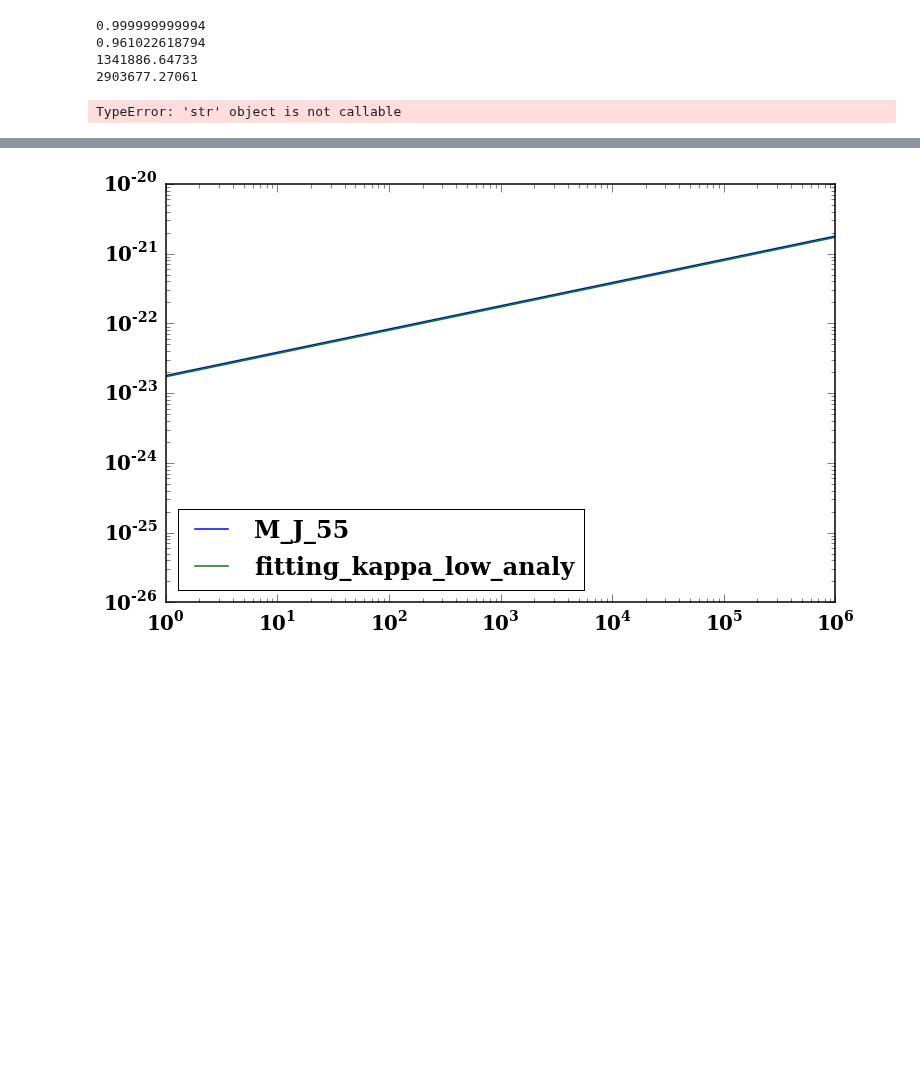
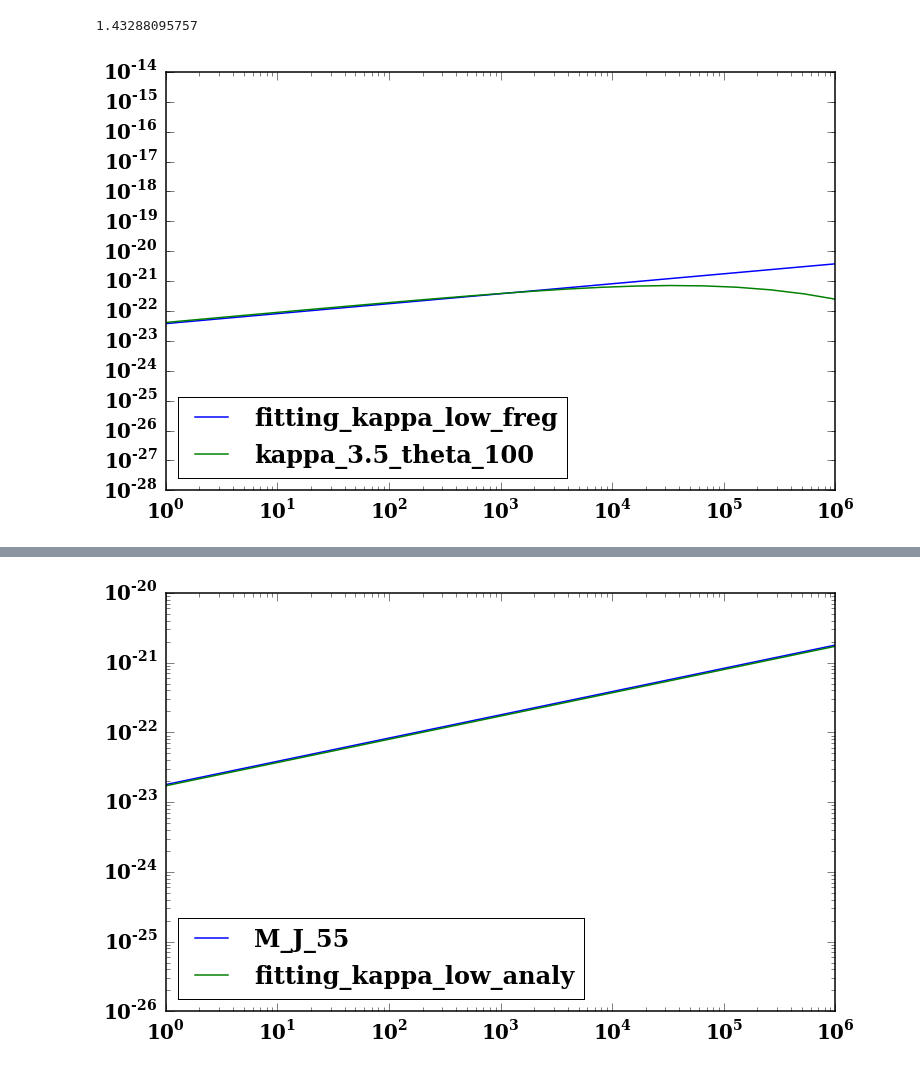
Before and after one commit to ZhaoweiZ/kappa_summer, a Jupyter notebook: finding_fitting_formula_to_kappa.ipynb, the cells around one changed output, grey strips where cells are left out. Drawn from its saved outputs; the diff is of its cells as text; code cells hidden in the pictures; blank space fills up the shorter version.

```diff
--- a/finding_fitting_formula_to_kappa.ipynb
+++ b/finding_fitting_formula_to_kappa.ipynb
@@ -86,16 +87,17 @@ def thermal_dist(gamma):
     return f
 
 #norm_thermal = quad(thermal_dist, 1, np.inf, epsabs = 0, epsrel = 1e-8)[0]
-print 1./norm_thermal
+#print 1./norm_thermal
 
 #A_prim = (1. / norm_thermal) * (n_e / (4. * np.pi * theta_e)) * ( 1. / (special.kn(2., 1./theta_e)))
-A_prim = ( n_e / theta_e) * ( 1. / (special.kn(2., 1./theta_e)))
+A_prim = ( n_e / theta_e) * ( 1. / (2. * theta_e**2 - 0.5))
+
 
 
 
 def kappa_dist(gamma):
     frefactor = gamma * np.sqrt(gamma**2 - 1.) * m**3 * c**3
-    body = (1 + (gamma - 1.)/(kappa * theta_e))**(- kappa - 1.)
+    body = (1 + (gamma - 1.)/(kappa * theta_e_1))**(- kappa - 1.)
     tail = np.exp(- gamma / gamma_cutoff)
     f = frefactor * body * tail
     return f
@@ -174,7 +176,7 @@ def kappa_middle_freg(x):
     f = C_middle() * (A_power / A) * x**(- (p_PL - 1.)/2.)
     return f
 
-print A_power / A
+#print A_power / A
 
 
 
@@ -199,12 +201,9 @@ def mix_haha(x):
 
 #print C_low, C_high, A_prim / A, nu_s
 #print np.pi/2
-print np.pi**13
+#print np.pi**13
 # %% [output]
-0.999999999994
-0.961022618794
-1341886.64733
-2903677.27061
+1.43288095757
 # %%
 data_kappa_3_5_C_theta_10 = np.loadtxt('/Users/zhaoweizhang/Documents/synchrotron_calculator_new/emi_kappa_3_5_C_theta_10.txt')
 data_kappa_3_5_C_theta_100 = np.loadtxt('/Users/zhaoweizhang/Documents/synchrotron_calculator_new/emi_kappa_3_5_C_theta_100.txt')
@@ -214,38 +213,38 @@ data_kappa_150_C_theta_100 = np.loadtxt('/Users/zhaoweizhang/Documents/synchrotr
 data_thermal = np.loadtxt('/Users/zhaoweizhang/Documents/synchrotron_calculator_new/emi_thermal_C.txt')
 data_power_2_5_theta_100 = np.loadtxt('/Users/zhaoweizhang/Documents/synchrotron_calculator_new/emi_power_2_5_C_theta_100.txt')
 
 
 
 
 
 
 #data_kappa_150 = np.loadtxt('/Users/zhaoweizhang/Documents/synchrotron_calculator_new/emi_kappa_150_cut1000_C.txt')
 
 
 #pl.loglog(data_kappa_150[:,0], data_kappa_150[:, 1], label = 'kappa_150_data')
 #pl.loglog(data_kappa_3_5[:,0], data_kappa_3_5[:, 1], label = 'kappa_3.5_data')
 #pl.loglog(data_thermal[:,0], data_thermal[:, 1], label = 'thermal_data')
-pl.loglog(data_power_2_5_theta_100[:,0], data_power_2_5_theta_100[:, 1], label = 'power_data')
+#pl.loglog(data_power_2_5_theta_100[:,0], data_power_2_5_theta_100[:, 1], label = 'power_data')
 
 x = np.arange(0, 1e6, 1)
 #pl.loglog(x, M_J(x * nu_c), label = 'M_J_55')
 pl.loglog(x, kappa_low_freq(x * nu_c), label = 'fitting_kappa_low_freg')
 #pl.loglog(x, power_law(x * nu_c), label = 'power_law_58')
-pl.loglog(x, kappa_middle_freg(x * nu_c)/(8. * np.pi**3), label = 'fitting_kappa_mid_freg')
-pl.loglog(data_kappa_3_5_C_theta_100[:,0], data_kappa_3_5_C_theta_100[:, 1], label = 'kappa_3.5_theta_100')
+#pl.loglog(x, kappa_middle_freg(x * nu_c), label = 'fitting_kappa_mid_freg')
+pl.loglog(data_kappa_3_5_C_theta_100[:,0], data_kappa_3_5_C_theta_100[:, 1] * np.pi * 2/ 3, label = 'kappa_3.5_theta_100')
 #pl.loglog(data_kappa_150_C_theta_100[:,0], data_kappa_150_C_theta_100[:, 1], label = 'kappa_150_theta_100')
 
-
+#pl.semilogy(data_kappa_3_5_C_theta_100[:,0], abs(data_kappa_3_5_C_theta_100[:, 1] * np.pi/2 - kappa_low_freq(data_kappa_3_5_C_theta_100[:,0] * nu_c)), label = 'diff')
 
 
 pl.xlim([0, 1e6])
 pl.ylim([1e-28, 1e-14])
 pl.legend(loc = 'lower left')
 pl.show()
 
 #print 8. * np.pi**3
 # %% [output]
-TypeError: 'str' object is not callable
+[figure, added]
 # %%
 x = np.arange(0, 1e6, 1)
 pl.loglog(x, M_J(x * nu_c), label = 'M_J')
```
Also changed, not shown: parts of 4 cells of this notebook.
